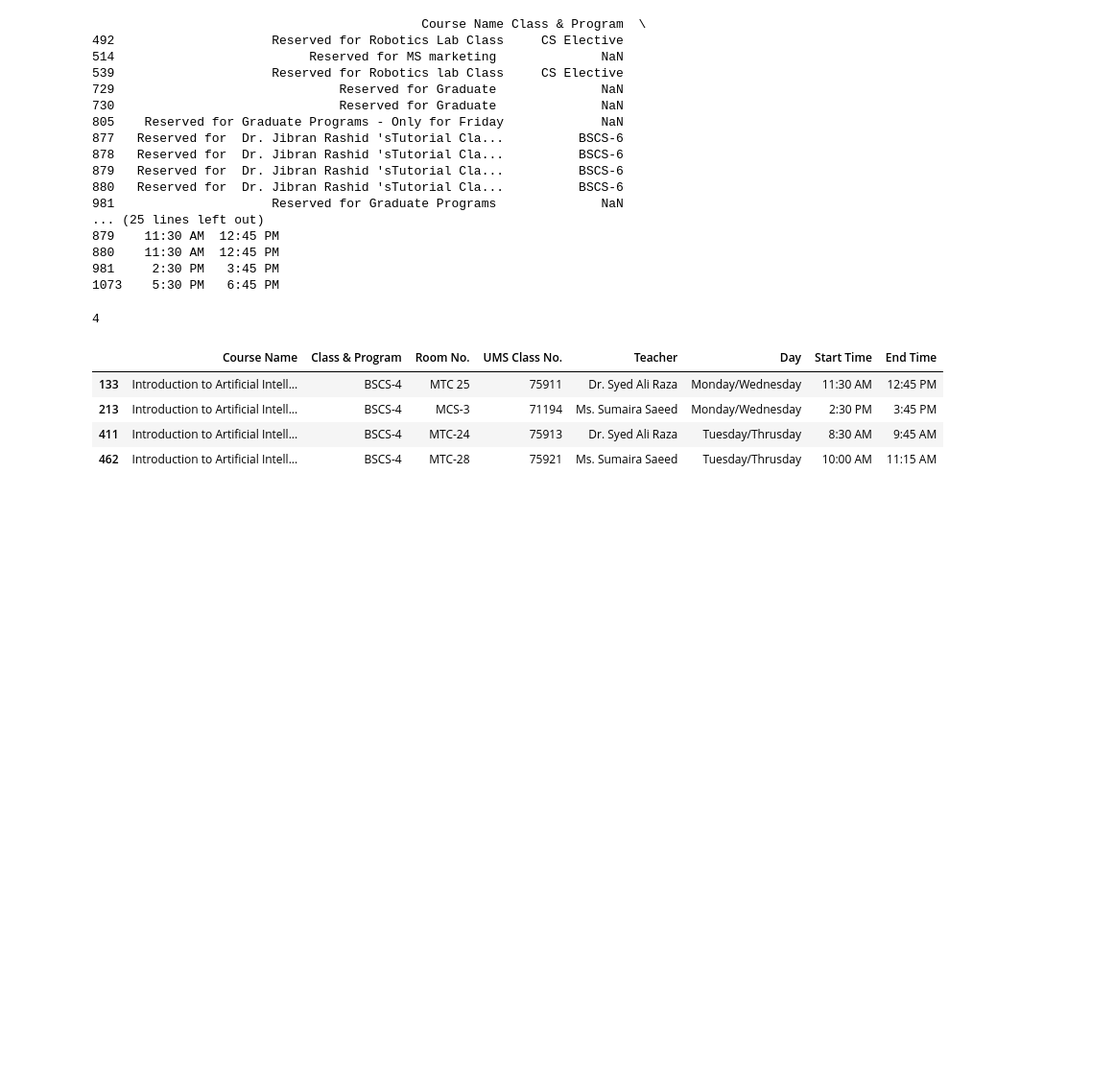
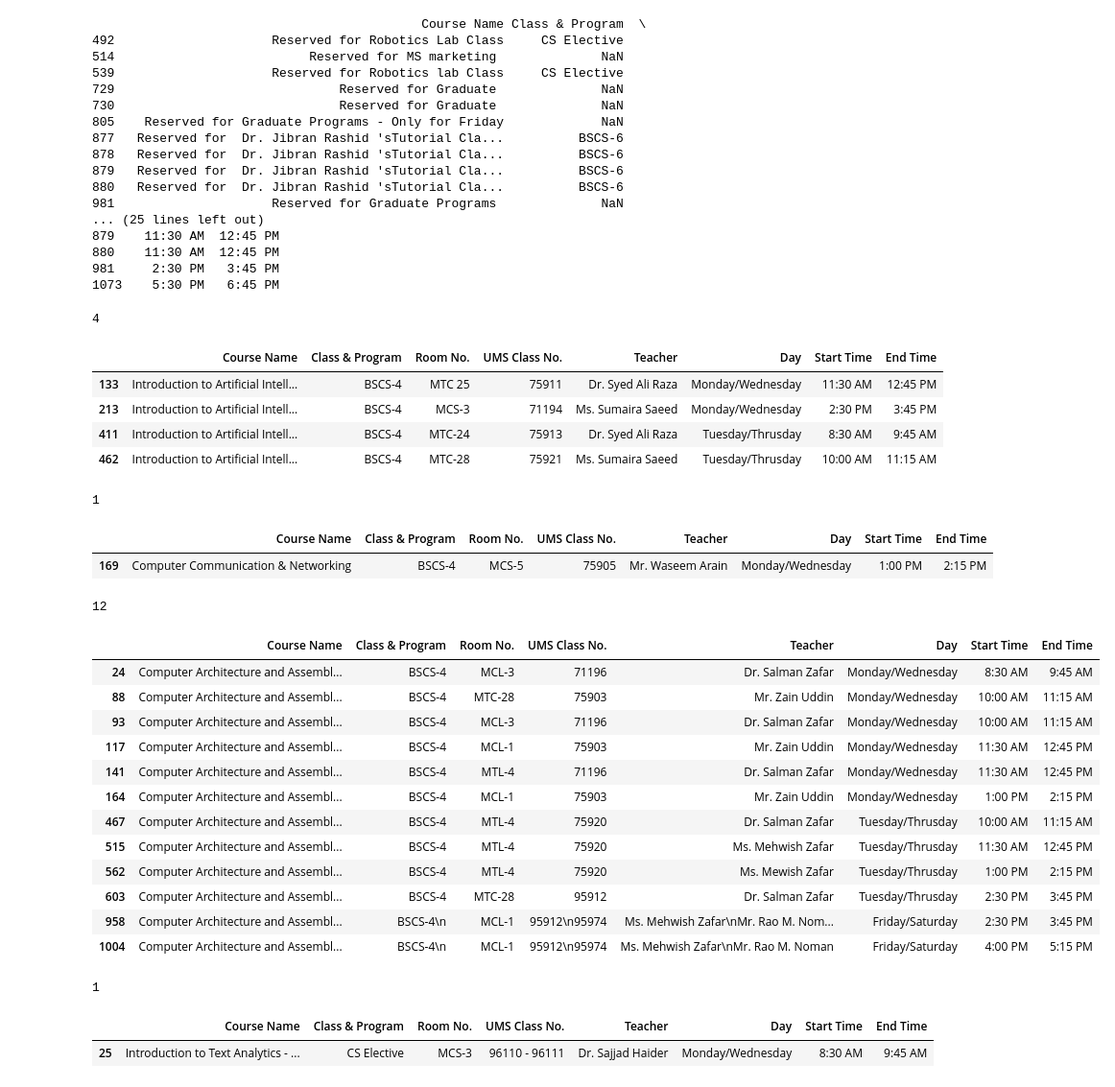
Before and after one commit to IRTIZA-ZAIDI/schedule-maker, a Jupyter notebook: Scheduke maker/dataFormating.ipynb, the cells around one changed output. Shown at 96% size. Drawn from its saved outputs; the diff is of its cells as text; code cells hidden in the pictures; blank space fills up the shorter version.

```diff
--- a/Scheduke maker/dataFormating.ipynb
+++ b/Scheduke maker/dataFormating.ipynb
@@ -123,3 +123,50 @@ ai_courses
 | 213 | Introduction to Artificial Intell... | BSCS-4 | MCS-3 | 71194 | Ms. Sumaira Saeed | Monday/Wednesday | 2:30 PM | 3:45 PM |
 | 411 | Introduction to Artificial Intell... | BSCS-4 | MTC-24 | 75913 | Dr. Syed Ali Raza | Tuesday/Thrusday | 8:30 AM | 9:45 AM |
 | 462 | Introduction to Artificial Intell... | BSCS-4 | MTC-28 | 75921 | Ms. Sumaira Saeed | Tuesday/Thrusday | 10:00 AM | 11:15 AM |
+# %%
+course_name = "Computer Communication & Networking"
+
+# Filter out rows where "Course Name" is not null and contains the specified course name
+ai_courses = df[
+    df["Course Name"].notnull() & df["Course Name"].str.contains(course_name)
+]
+print(ai_courses.shape[0])
+ai_courses
+# %% [output]
+1
+|  | Course Name | Class & Program | Room No. | UMS Class No. | Teacher | Day | Start Time | End Time |
+| 169 | Computer Communication & Networking | BSCS-4 | MCS-5 | 75905 | Mr. Waseem Arain | Monday/Wednesday | 1:00 PM | 2:15 PM |
+# %%
+course_name = "Computer Architecture and Assembly Language"
+# Filter out rows where "Course Name" is not null and contains the specified course name
+ai_courses = df[
+    df["Course Name"].notnull() & df["Course Name"].str.contains(course_name)
+]
+print(ai_courses.shape[0])
+ai_courses
+# %% [output]
+12
+|  | Course Name | Class & Program | Room No. | UMS Class No. | Teacher | Day | Start Time | End Time |
+| 24 | Computer Architecture and Assembl... | BSCS-4 | MCL-3 | 71196 | Dr. Salman Zafar | Monday/Wednesday | 8:30 AM | 9:45 AM |
+| 88 | Computer Architecture and Assembl... | BSCS-4 | MTC-28 | 75903 | Mr. Zain Uddin | Monday/Wednesday | 10:00 AM | 11:15 AM |
+| 93 | Computer Architecture and Assembl... | BSCS-4 | MCL-3 | 71196 | Dr. Salman Zafar | Monday/Wednesday | 10:00 AM | 11:15 AM |
+| 117 | Computer Architecture and Assembl... | BSCS-4 | MCL-1 | 75903 | Mr. Zain Uddin | Monday/Wednesday | 11:30 AM | 12:45 PM |
+| 141 | Computer Architecture and Assembl... | BSCS-4 | MTL-4 | 71196 | Dr. Salman Zafar | Monday/Wednesday | 11:30 AM | 12:45 PM |
+| 164 | Computer Architecture and Assembl... | BSCS-4 | MCL-1 | 75903 | Mr. Zain Uddin | Monday/Wednesday | 1:00 PM | 2:15 PM |
+| 467 | Computer Architecture and Assembl... | BSCS-4 | MTL-4 | 75920 | Dr. Salman Zafar | Tuesday/Thrusday | 10:00 AM | 11:15 AM |
+| 515 | Computer Architecture and Assembl... | BSCS-4 | MTL-4 | 75920 | Ms. Mehwish Zafar | Tuesday/Thrusday | 11:30 AM | 12:45 PM |
+| 562 | Computer Architecture and Assembl... | BSCS-4 | MTL-4 | 75920 | Ms. Mewish Zafar | Tuesday/Thrusday | 1:00 PM | 2:15 PM |
+| 603 | Computer Architecture and Assembl... | BSCS-4 | MTC-28 | 95912 | Dr. Salman Zafar | Tuesday/Thrusday | 2:30 PM | 3:45 PM |
+| 958 | Computer Architecture and Assembl... | BSCS-4\n | MCL-1 | 95912\n95974 | Ms. Mehwish Zafar\nMr. Rao M. Nom... | Friday/Saturday | 2:30 PM | 3:45 PM |
+| 1004 | Computer Architecture and Assembl... | BSCS-4\n | MCL-1 | 95912\n95974 | Ms. Mehwish Zafar\nMr. Rao M. Noman | Friday/Saturday | 4:00 PM | 5:15 PM |
+# %%
+course_name = "Introduction to Text Analytics"
+ai_courses = df[
+    df["Course Name"].notnull() & df["Course Name"].str.contains(course_name)
+]
+print(ai_courses.shape[0])
+ai_courses
+# %% [output]
+1
+|  | Course Name | Class & Program | Room No. | UMS Class No. | Teacher | Day | Start Time | End Time |
+| 25 | Introduction to Text Analytics - ... | CS Elective | MCS-3 | 96110 - 96111 | Dr. Sajjad Haider | Monday/Wednesday | 8:30 AM | 9:45 AM |
```
Also changed, not shown: parts of 1 cell of this notebook.
